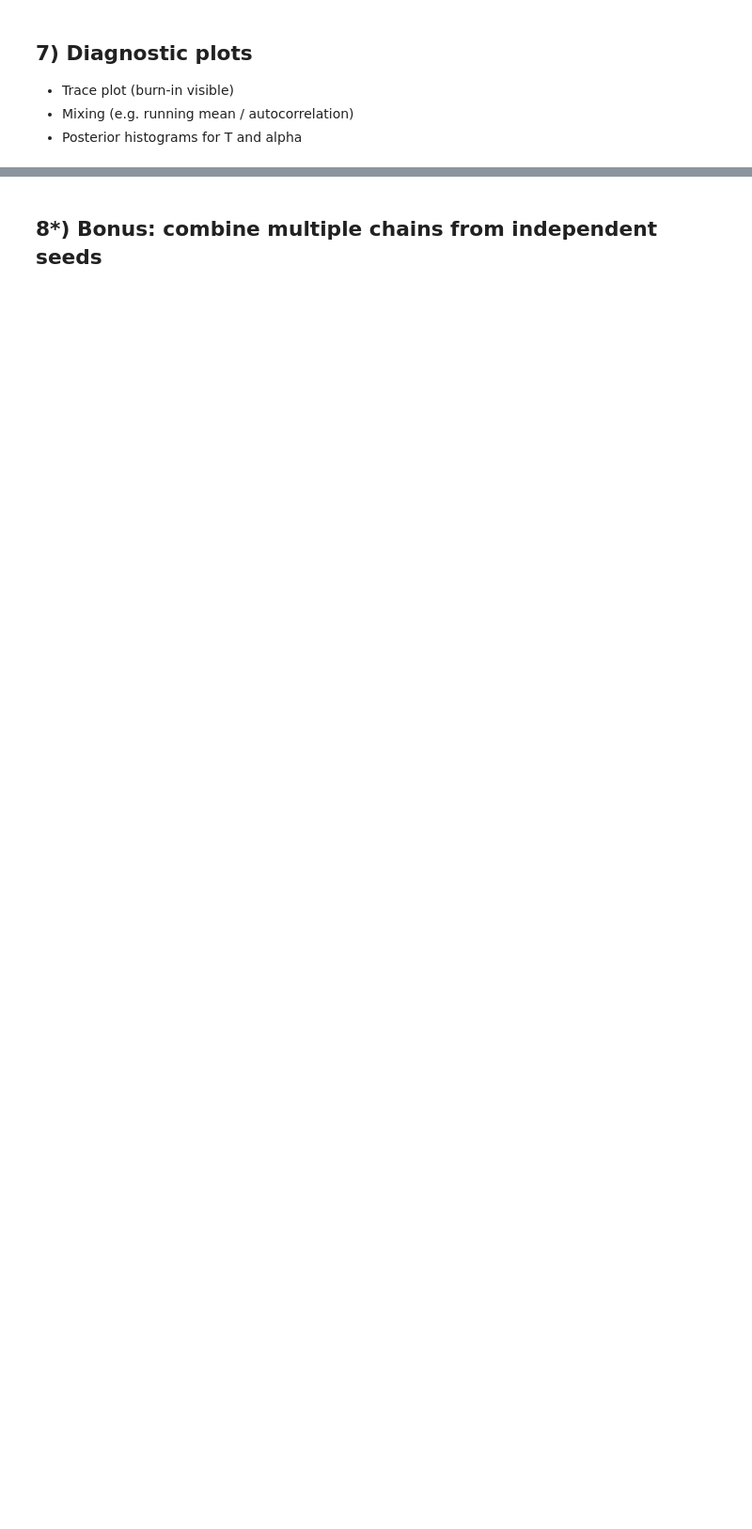
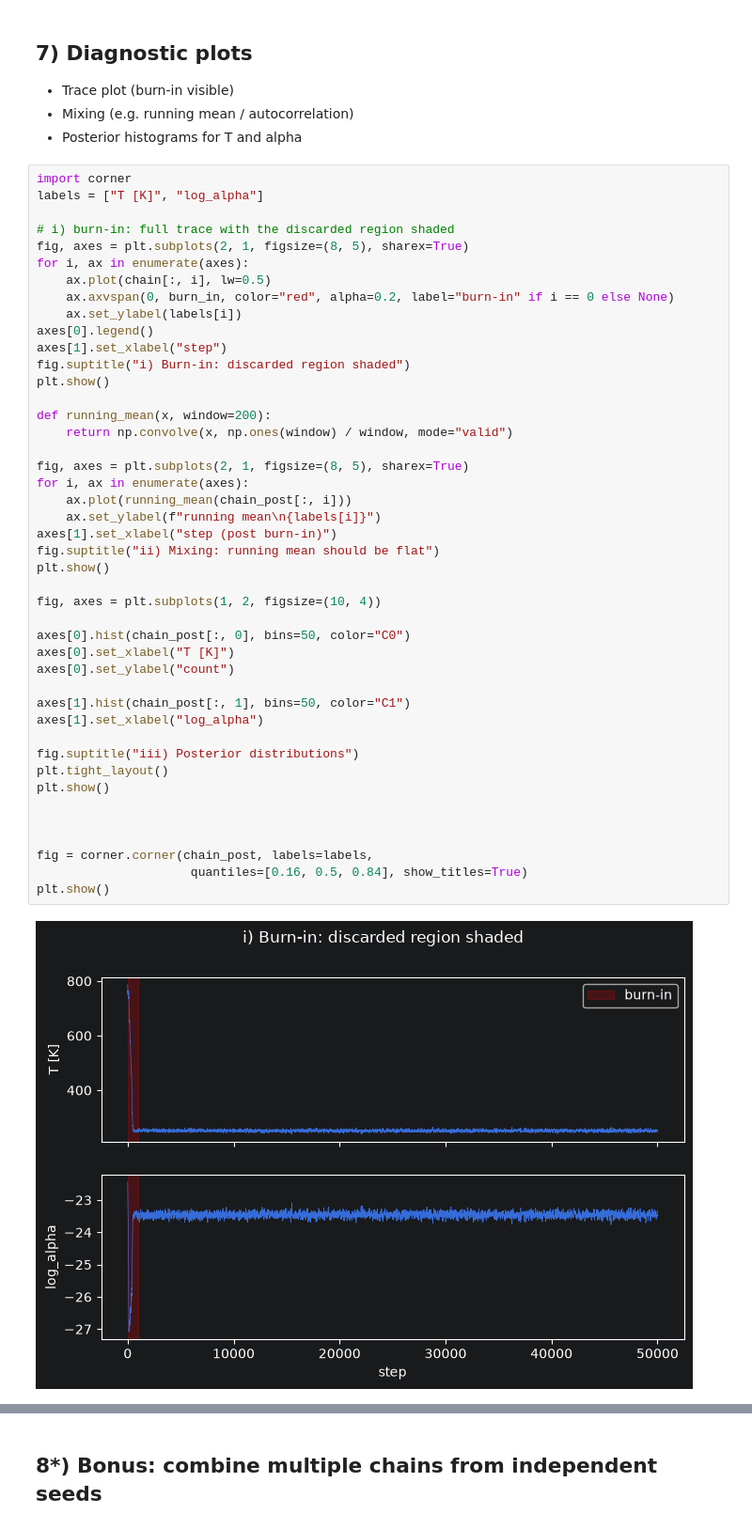
Before and after one commit to Y1nfinity/Astrostatistics, a Jupyter notebook: Lab_2/lab2.ipynb, the cells around one changed output, grey strips where cells are left out. Shown at 94% size. Drawn from its saved outputs; the diff is of its cells as text; blank space fills up the shorter version.

```diff
--- a/Lab_2/lab2.ipynb
+++ b/Lab_2/lab2.ipynb
@@ -62,3 +259,49 @@ Run a short chain, check acceptance rate, adjust proposal_sigma and priors as ne
 - Trace plot (burn-in visible)
 - Mixing (e.g. running mean / autocorrelation)
 - Posterior histograms for T and alpha
+# %%
+import corner
+labels = ["T [K]", "log_alpha"]
+
+# i) burn-in: full trace with the discarded region shaded
+fig, axes = plt.subplots(2, 1, figsize=(8, 5), sharex=True)
+for i, ax in enumerate(axes):
+    ax.plot(chain[:, i], lw=0.5)
+    ax.axvspan(0, burn_in, color="red", alpha=0.2, label="burn-in" if i == 0 else None)
+    ax.set_ylabel(labels[i])
+axes[0].legend()
+axes[1].set_xlabel("step")
+fig.suptitle("i) Burn-in: discarded region shaded")
+plt.show()
+
+def running_mean(x, window=200):
+    return np.convolve(x, np.ones(window) / window, mode="valid")
+
+fig, axes = plt.subplots(2, 1, figsize=(8, 5), sharex=True)
+for i, ax in enumerate(axes):
+    ax.plot(running_mean(chain_post[:, i]))
+    ax.set_ylabel(f"running mean\n{labels[i]}")
+axes[1].set_xlabel("step (post burn-in)")
+fig.suptitle("ii) Mixing: running mean should be flat")
+plt.show()
+
+fig, axes = plt.subplots(1, 2, figsize=(10, 4))
+
+axes[0].hist(chain_post[:, 0], bins=50, color="C0")
+axes[0].set_xlabel("T [K]")
+axes[0].set_ylabel("count")
+
+axes[1].hist(chain_post[:, 1], bins=50, color="C1")
+axes[1].set_xlabel("log_alpha")
+
+fig.suptitle("iii) Posterior distributions")
+plt.tight_layout()
+plt.show()
+
+
+
+fig = corner.corner(chain_post, labels=labels,
+                     quantiles=[0.16, 0.5, 0.84], show_titles=True)
+plt.show()
+# %% [output]
+[figure, added]
```
Also changed, not shown: parts of 18 cells of this notebook.
